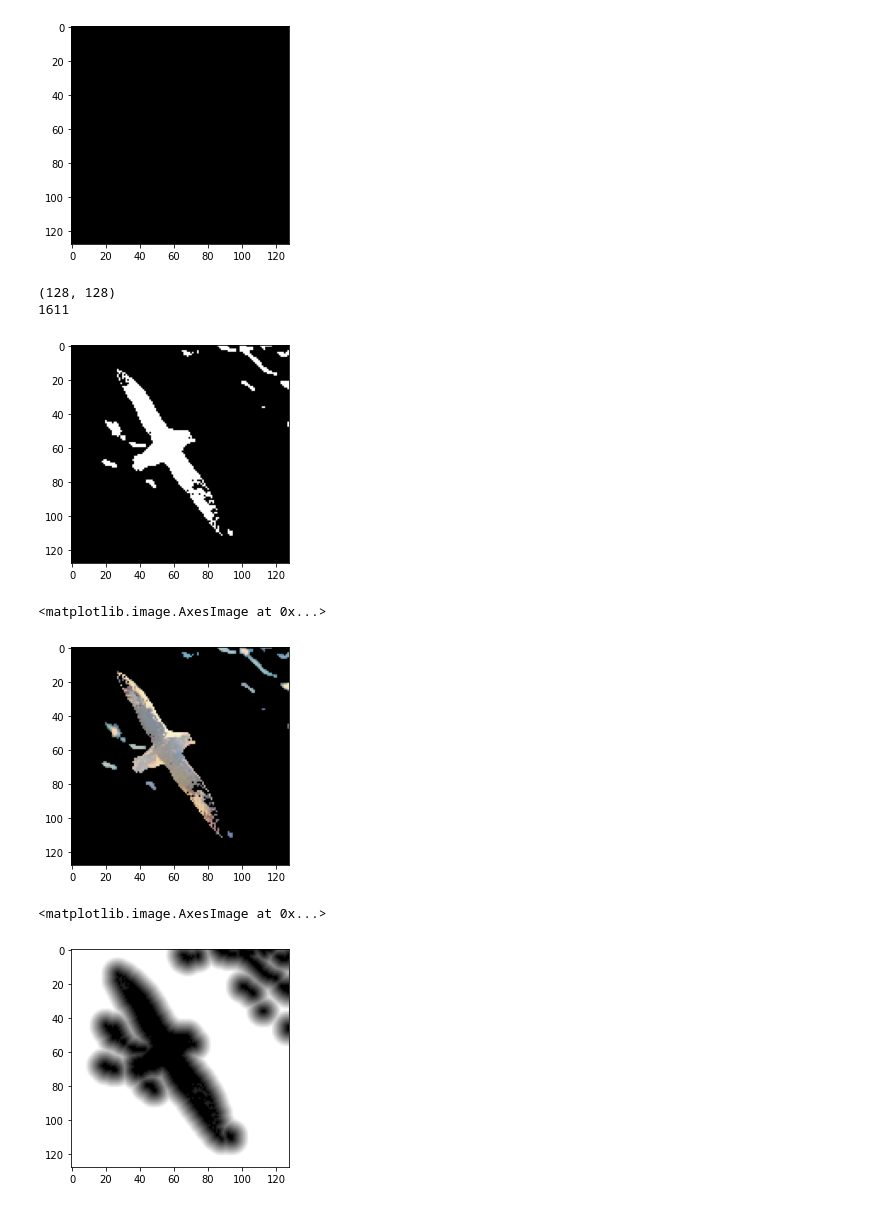
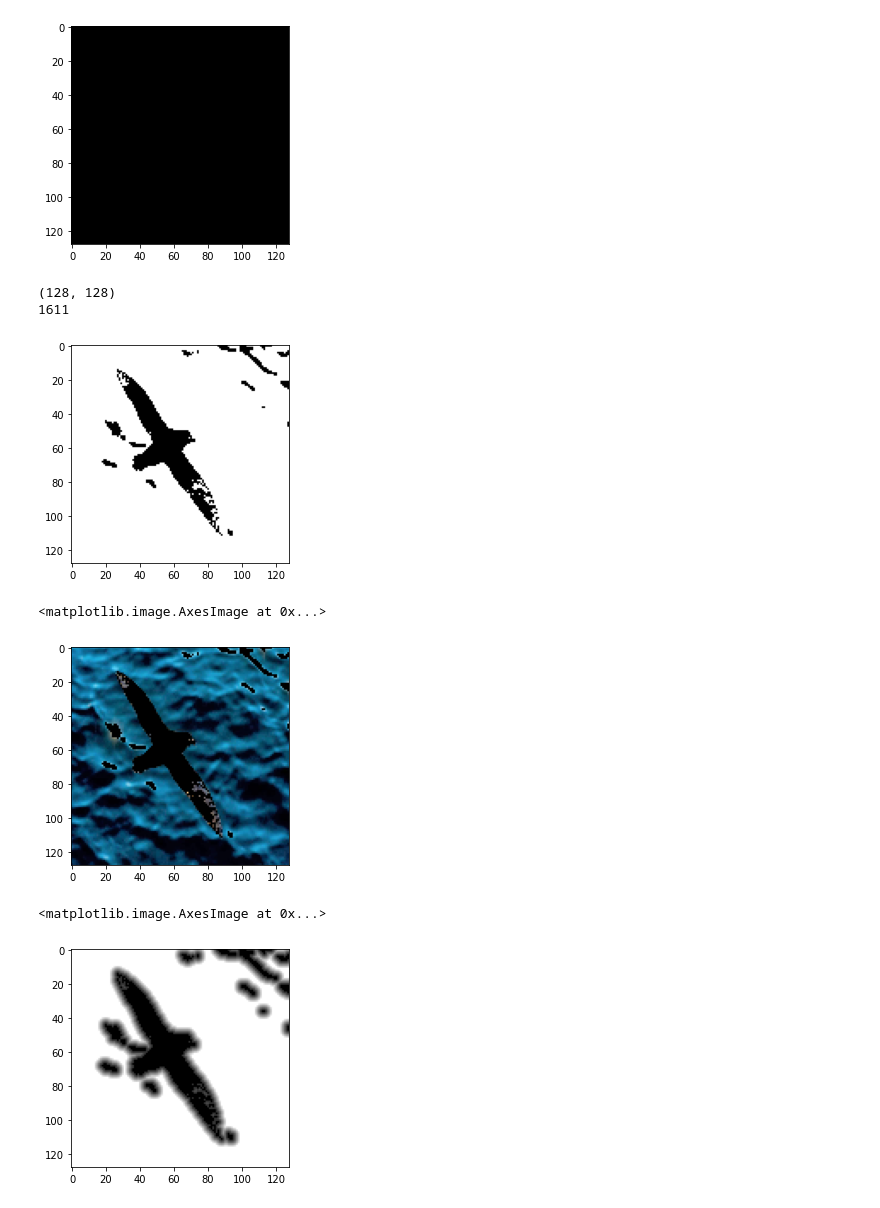
Before and after one commit to soham2109/CS-663-Assignments, a Jupyter notebook: assignment-3-segmentation/3/code/Q3.ipynb, the cells around one changed output. Drawn from its saved outputs; the diff is of its cells as text; code cells hidden in the pictures.

```diff
--- a/assignment-3-segmentation/3/code/Q3.ipynb
+++ b/assignment-3-segmentation/3/code/Q3.ipynb
@@ -288,10 +288,10 @@ for i in range(r):
     for j in range(c):
             vectorized_mask[i,j] = masked_2[i,j,0] * masked_2[i,j,1] * masked_2[i,j,2]
             if vectorized_mask[i,j]>0.4:   #0.02 works for flower , 0.4 for bird
-                vectorized_mask[i,j]=1
+                vectorized_mask[i,j]=0
                 foreground_pixels.append((i,j))
             else:
-                vectorized_mask[i,j]=0
+                vectorized_mask[i,j]=1
 print(vectorized_mask.shape)
 
 plt.imshow(vectorized_mask,cmap='gray')
@@ -300,16 +300,17 @@ print(len(foreground_pixels))
 # %% [output]
 (128, 128)
 1611
-[figure, old version]
+[figure, new version]
 # %%
 masked_img = np.zeros((result2.shape[0],result2.shape[1],3))
-masked_img[:,:,0] = result2[:,:,0]*vectorized_mask
-masked_img[:,:,1] = result2[:,:,1]*vectorized_mask
-masked_img[:,:,2] = result2[:,:,2]*vectorized_mask
+masked_img[:,:,0] = resized_orig[:,:,0]*vectorized_mask
+masked_img[:,:,1] = resized_orig[:,:,1]*vectorized_mask
+masked_img[:,:,2] = resized_orig[:,:,2]*vectorized_mask
+masked_img = masked_img/np.max(masked_img)
 plt.imshow(masked_img)
 # %% [output]
 <matplotlib.image.AxesImage at 0x...>
-[figure, old version]
+[figure, new version]
 # %%
 # find distance from the background to foreground
 masked_image_distance = np.zeros_like(masked_img)
@@ -325,8 +326,8 @@ for i in tqdm(range(r)):
                 distance_min = np.sqrt((i-k[0])**2+(j-k[1])**2)
                 masked_image_distance[i,j,:] = distance_min
                 #masked_image_kern_sizes[i,j,:] = kern_size(distance_min)
-        if distance_min>=10:
-            masked_image_distance[i,j,:] = 10
+        if distance_min>=5:
+            masked_image_distance[i,j,:] = 5
             #masked_image_kern_sizes[i,j,:] = kern_size(6.99)
 
 
@@ -336,6 +337,6 @@ plt.imshow(masked_image_distance/masked_image_distance.max())
 # plt.imshow(masked_image_kern_sizes/masked_image_kern_sizes.max())
 # %% [output]
 <matplotlib.image.AxesImage at 0x...>
-[figure, old version]
+[figure, new version]
 # %%
 # print(np.min(masked_image_kern_sizes))
```
Also changed, not shown: parts of 3 cells of this notebook.
